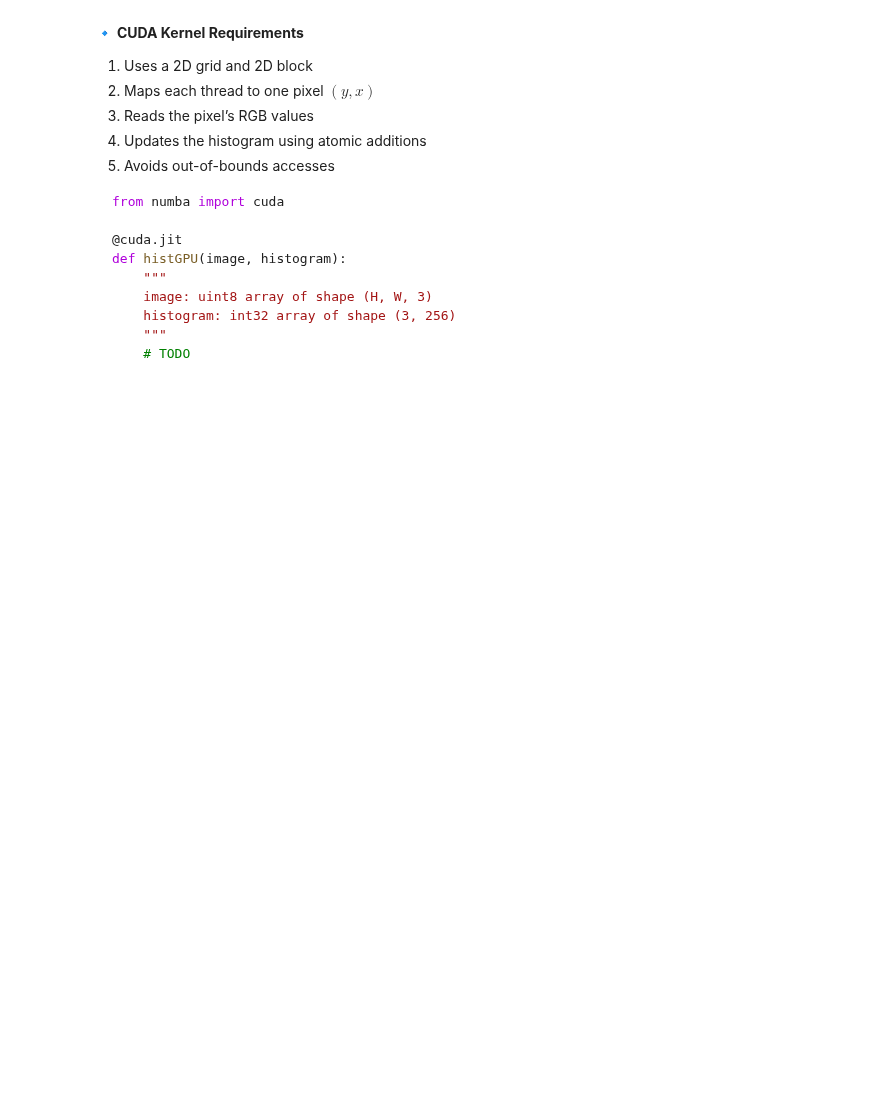
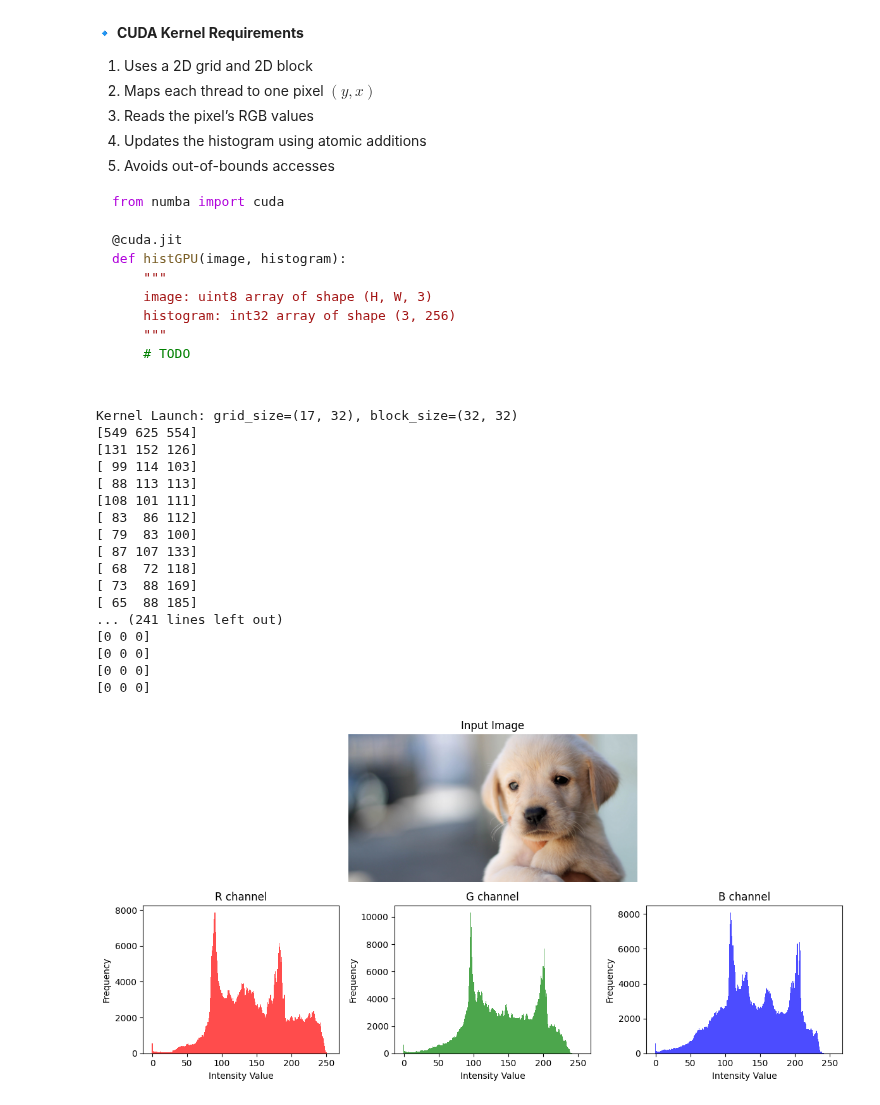
Before and after one commit to Filippo-Corti/GPUComputing, a Jupyter notebook: CUDA-Lab03.ipynb, the cells around one changed output. Saved outputs shown, nothing was run; the diff lists cells and outputs as text; code cells hidden in the pictures; blank space fills up the shorter version.

````diff
--- a/CUDA-Lab03.ipynb
+++ b/CUDA-Lab03.ipynb
@@ -367,3 +370,80 @@ def histGPU(image, histogram):
     # TODO
 
 ```
+# %%
+from numba import cuda
+
+@cuda.jit
+def do_histogram(image, histogram):
+    """
+    image: uint8 array of shape (H, W, 3)
+    histogram: int32 array of shape (3, 256)
+    """
+    row, col = cuda.grid(2)
+    H, W, C = image.shape
+
+    if row >= H or col >= W:
+        return
+
+    r, g, b = image[row, col]
+
+    cuda.atomic.add(histogram, (0, r), 1)
+    cuda.atomic.add(histogram, (1, g), 1)
+    cuda.atomic.add(histogram, (2, b), 1)
+
+# Host-side code
+h_img = img_mat
+H, W, C = h_img.shape
+d_img = cuda.to_device(h_img)
+d_hist = cuda.device_array((3, 256), dtype=np.int32)
+
+block_size = (32, 32)
+grid_size = ((H + block_size[0] - 1) // block_size[0],
+             (W + block_size[1] - 1) // block_size[1])
+
+print(f"Kernel Launch: grid_size={grid_size}, block_size={block_size}")
+do_histogram[grid_size, block_size](d_img, d_hist)
+cuda.synchronize()
+
+h_hist = d_hist.copy_to_host()
+
+for row in h_hist.transpose():
+    print(row)
+
+
+# Plot
+colors = ['r', 'g', 'b']
+plt.figure(figsize=(12,6))
+ax_img = plt.subplot2grid((2,3), (0,0), colspan=3)
+ax_img.imshow(img_mat)
+ax_img.axis('off')
+ax_img.set_title('Input Image')
+
+for i in range(3):
+    ax = plt.subplot2grid((2,3), (1, i))
+    ax.bar(np.arange(256), h_hist[i], color=colors[i], alpha=0.7, width=1)
+    ax.set_title(f'{colors[i].upper()} channel')
+    ax.set_xlabel('Intensity Value')
+    ax.set_ylabel('Frequency')
+
+plt.tight_layout()
+plt.show()
+# %% [output]
+Kernel Launch: grid_size=(17, 32), block_size=(32, 32)
+[549 625 554]
+[131 152 126]
+[ 99 114 103]
+[ 88 113 113]
+[108 101 111]
+[ 83  86 112]
+[ 79  83 100]
+[ 87 107 133]
+[ 68  72 118]
+[ 73  88 169]
+[ 65  88 185]
+... (241 lines left out)
+[0 0 0]
+[0 0 0]
+[0 0 0]
+[0 0 0]
+[figure, added]
````
Also changed, not shown: parts of 8 cells of this notebook, 2 other files.
